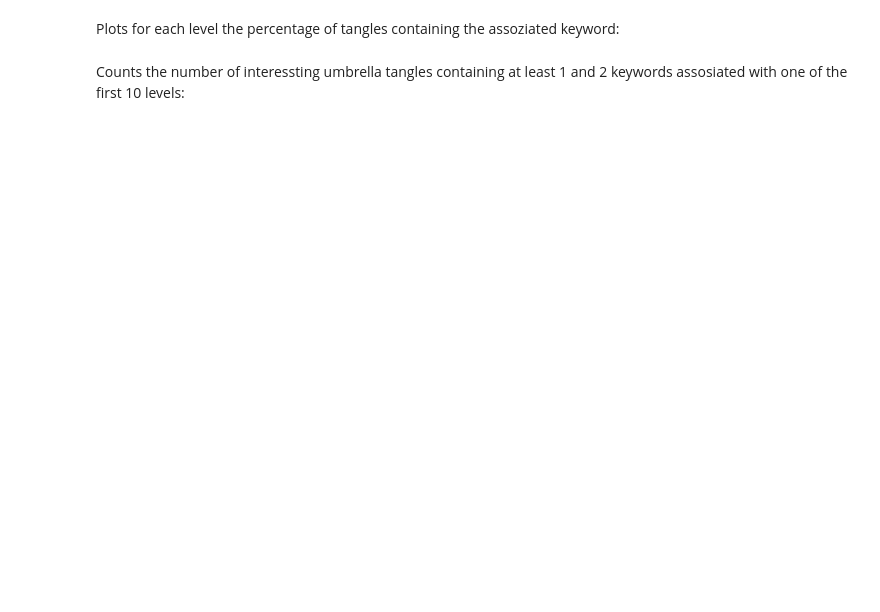
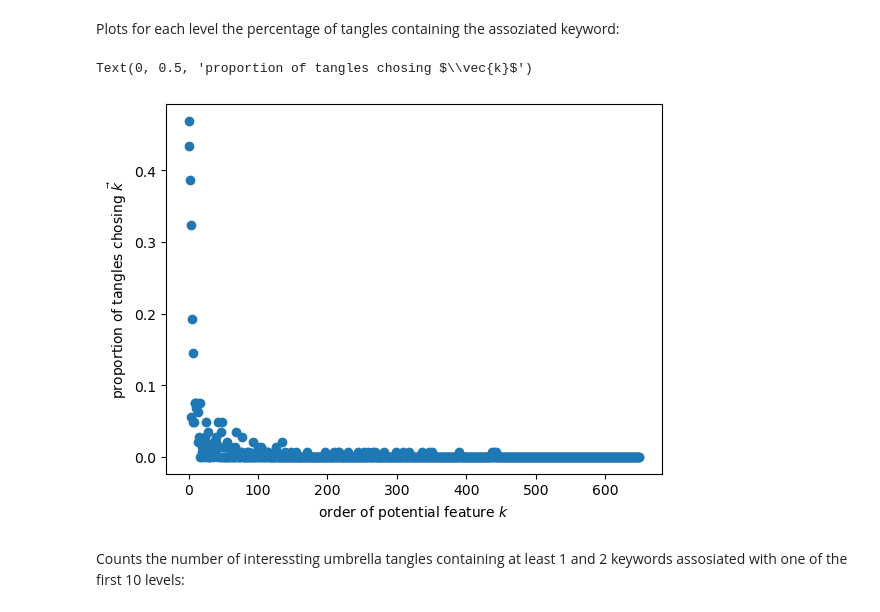
Before and after one commit to ocked/movie-genre-tangles, a Jupyter notebook: scripts_notebooks/4_2_tst_F10_exploration.ipynb, the cells around one changed output. Cells and saved outputs as stored; diff of their text form; code cells hidden in the pictures; blank space fills up the shorter version.

```diff
--- a/scripts_notebooks/4_2_tst_F10_exploration.ipynb
+++ b/scripts_notebooks/4_2_tst_F10_exploration.ipynb
@@ -60,8 +55,11 @@ Plots for each level the percentage of tangles containing the assoziated keyword
 # %%
 plt.scatter(range(interesting_umbrella_tm.shape[1]),((interesting_umbrella_tm == 1).sum(axis = 0) / interesting_umbrella_tm.shape[0]))
 plt.xlabel(r'order of potential feature $k$')
-plt.ylabel(r'proportion of tangles containing $k$')
+plt.ylabel(r'proportion of tangles chosing $\vec{k}$')
 #plt.savefig('/home/ocke/Documents/BA-Tangles/tex/images/proportions_separations.png', bbox_inches='tight')
+# %% [output]
+Text(0, 0.5, 'proportion of tangles chosing $\\vec{k}$')
+[figure, added]
 # %% [markdown]
 Counts the number of interessting umbrella tangles containing at least 1 and 2 keywords assosiated with one of the first 10 levels:
 # %%
```
Also changed, not shown: parts of 32 cells of this notebook, 2 other files.
